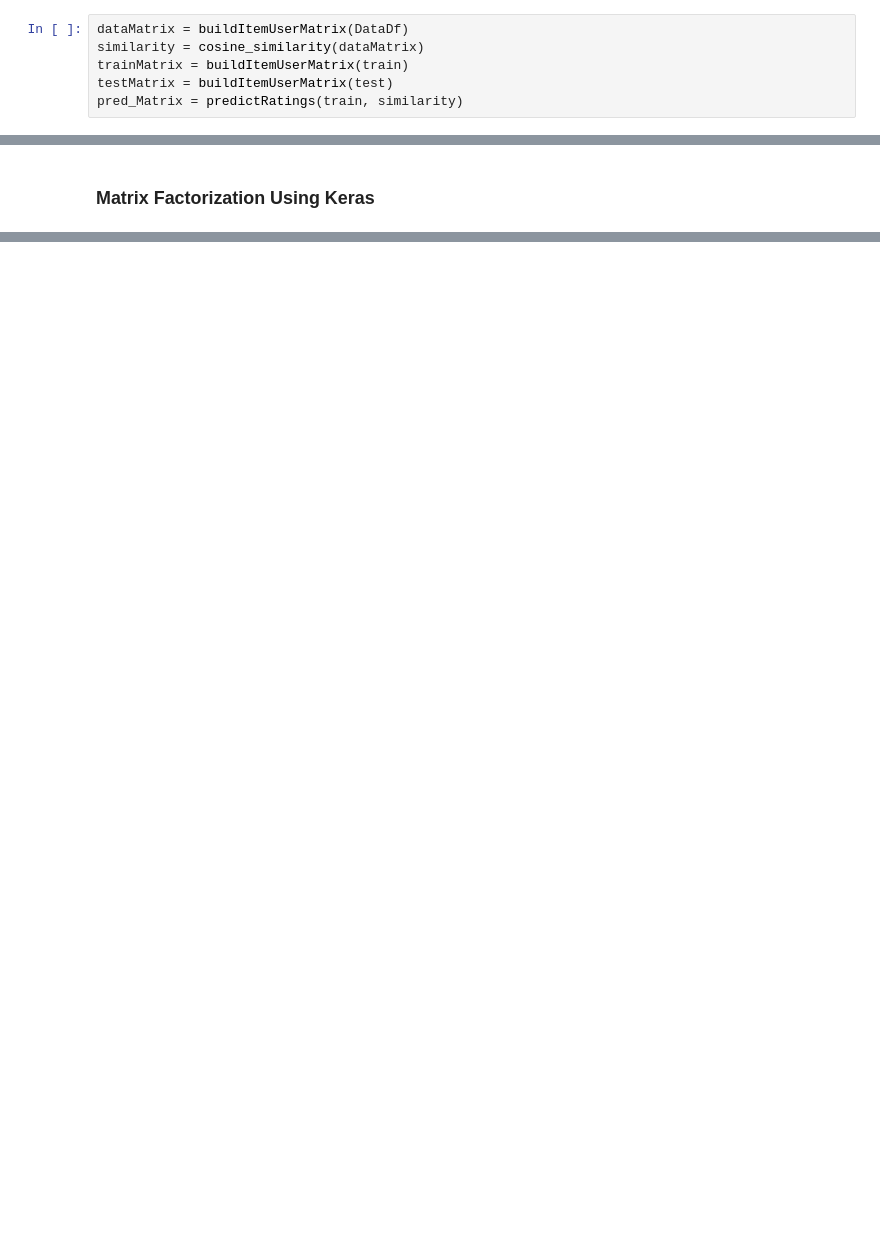
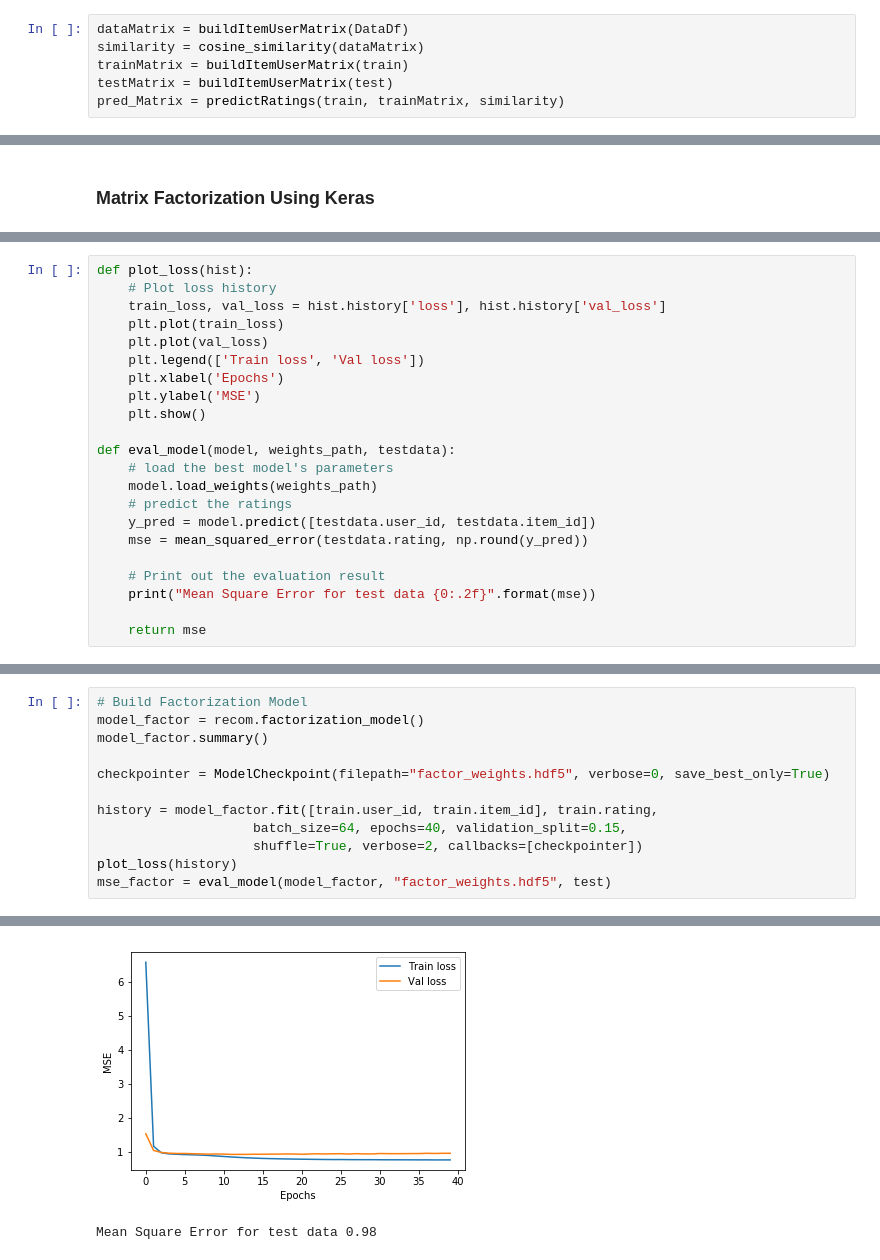
Before and after one commit to joonilahn/Movie-Recommender-Systems, a Jupyter notebook: movie recommender systems.ipynb, the cells around one changed output, grey strips where cells are left out. Cells and saved outputs as stored; diff of their text form; blank space fills up the shorter version.

```diff
--- a/movie recommender systems.ipynb
+++ b/movie recommender systems.ipynb
@@ -205,7 +255,7 @@ dataMatrix = buildItemUserMatrix(DataDf)
 similarity = cosine_similarity(dataMatrix)
 trainMatrix = buildItemUserMatrix(train)
 testMatrix = buildItemUserMatrix(test)
-pred_Matrix = predictRatings(train, similarity)
+pred_Matrix = predictRatings(train, trainMatrix, similarity)
 # %%
 # add predicted scores in the test dataframe
 for ind, userID, itemID, rating in test.itertuples():
@@ -530,0 +270,22 @@ recommendMovies(userID=1, train_data=train, similarity=similarity,
+# %%
+def plot_loss(hist):
+    # Plot loss history
+    train_loss, val_loss = hist.history['loss'], hist.history['val_loss']
+    plt.plot(train_loss)
+    plt.plot(val_loss)
+    plt.legend(['Train loss', 'Val loss'])
+    plt.xlabel('Epochs')
+    plt.ylabel('MSE')
+    plt.show()
+
+def eval_model(model, weights_path, testdata):
+    # load the best model's parameters
+    model.load_weights(weights_path)
+    # predict the ratings
+    y_pred = model.predict([testdata.user_id, testdata.item_id])
+    mse = mean_squared_error(testdata.rating, np.round(y_pred))
+
+    # Print out the evaluation result
+    print("Mean Square Error for test data {0:.2f}".format(mse))
+
+    return mse
@@ -530,0 +436,13 @@ recommendMovies(userID=1, train_data=train, similarity=similarity,
+# %%
+# Build Factorization Model
+model_factor = recom.factorization_model()
+model_factor.summary()
+
+checkpointer = ModelCheckpoint(filepath="factor_weights.hdf5", verbose=0, save_best_only=True)
+
+history = model_factor.fit([train.user_id, train.item_id], train.rating,
+                    batch_size=64, epochs=40, validation_split=0.15,
+                    shuffle=True, verbose=2, callbacks=[checkpointer])
+plot_loss(history)
+mse_factor = eval_model(model_factor, "factor_weights.hdf5", test)
+# %% [output]
@@ -530,0 +466,2 @@ recommendMovies(userID=1, train_data=train, similarity=similarity,
+[figure, added]
+Mean Square Error for test data 0.98
```
Also changed, not shown: parts of 45 cells of this notebook.
